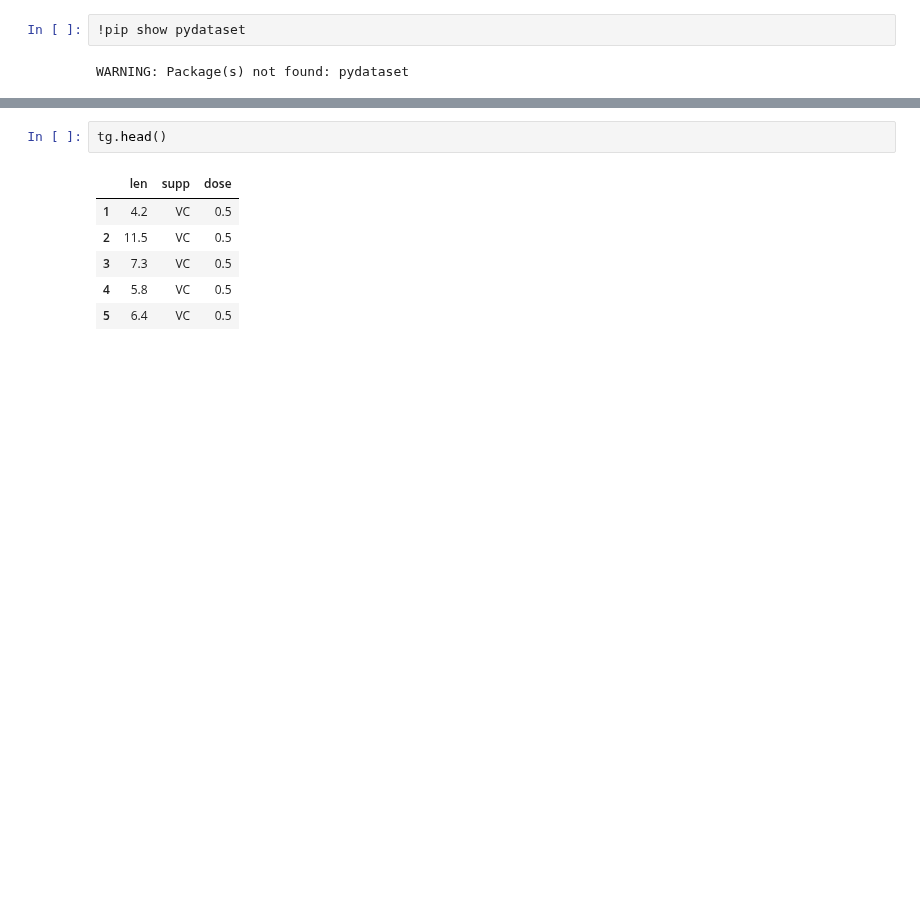
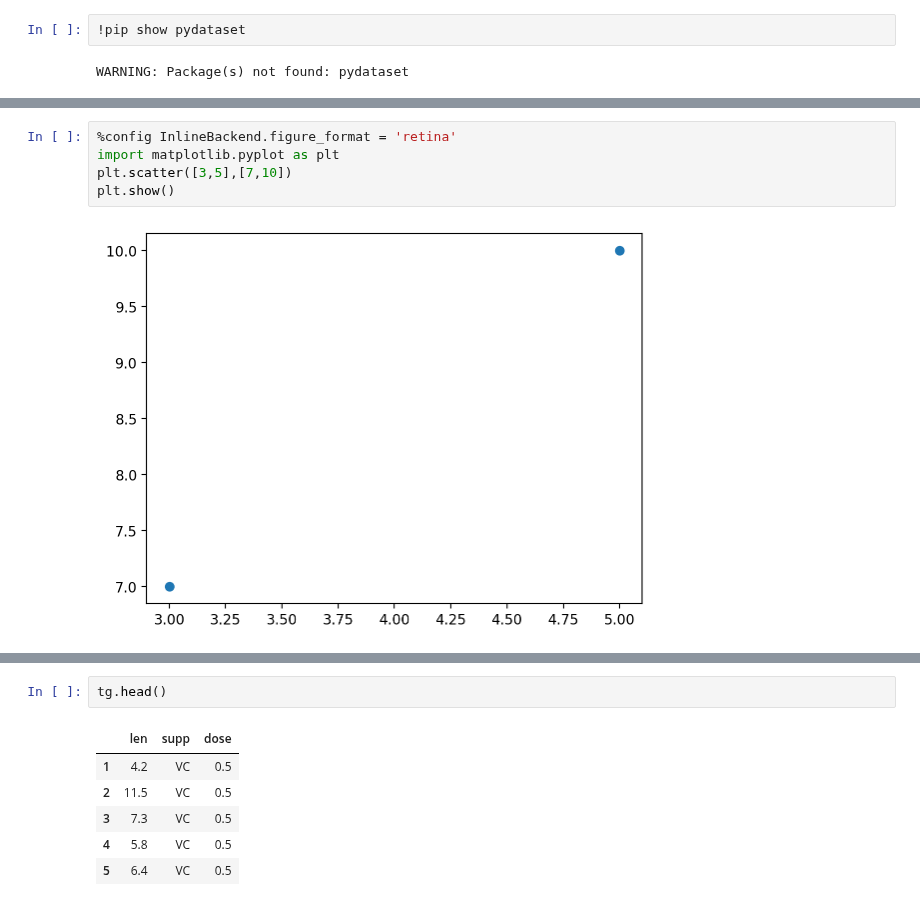
Before and after one commit to naugim26/2026-BDA, a Jupyter notebook: code/09w_data_vis.ipynb, the cells around one changed output, grey strips where cells are left out. Cells and saved outputs as stored; diff of their text form; blank space fills up the shorter version.

```diff
--- a/code/09w_data_vis.ipynb
+++ b/code/09w_data_vis.ipynb
@@ -47,3 +53,10 @@ Building wheels for collected packages: pydataset
 Successfully built pydataset
 Installing collected packages: pydataset
 Successfully installed pydataset-0.2.0
+# %%
+%config InlineBackend.figure_format = 'retina'
+import matplotlib.pyplot as plt
+plt.scatter([3,5],[7,10])
+plt.show()
+# %% [output]
+[figure, added]
```
Also changed, not shown: parts of 38 cells of this notebook.
